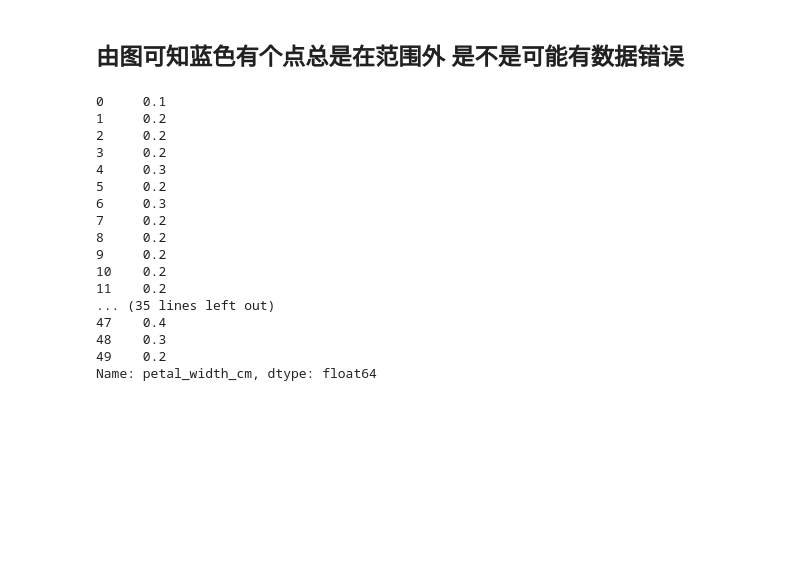
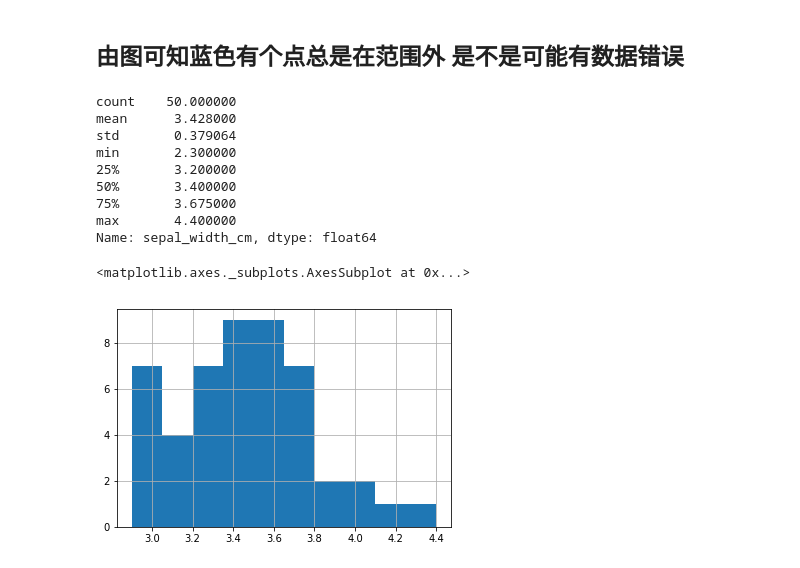
Before and after one commit to naginoa/Data-mining, a Jupyter notebook: 蝴蝶花(iris)分类案例/Iris.ipynb, the cells around one changed output. Cells and saved outputs as stored; diff of their text form; code cells hidden in the pictures; blank space fills up the shorter version.

```diff
--- a/蝴蝶花(iris)分类案例/Iris.ipynb
+++ b/蝴蝶花(iris)分类案例/Iris.ipynb
@@ -59,22 +59,23 @@ array(['setosa', 'versicolor', 'virginica'], dtype=object)
 # %% [markdown]
 ## 由图可知蓝色有个点总是在范围外 是不是可能有数据错误
 # %%
-df.loc[df['class'] == 'setosa', 'petal_width_cm']
+df.loc[df['class'] == 'setosa', 'sepal_width_cm'].describe()
 # %% [output]
-0     0.1
-1     0.2
-2     0.2
-3     0.2
-4     0.3
-5     0.2
-6     0.3
-7     0.2
-8     0.2
-9     0.2
-10    0.2
-11    0.2
-... (35 lines left out)
-47    0.4
-48    0.3
-49    0.2
-Name: petal_width_cm, dtype: float64
+count    50.000000
+mean      3.428000
+std       0.379064
+min       2.300000
+25%       3.200000
+50%       3.400000
+75%       3.675000
+max       4.400000
+Name: sepal_width_cm, dtype: float64
+# %%
+df = df.loc[(df['class'] != 'setosa') | ((df['class'] == 'setosa') & (df['sepal_width_cm'] >= 2.5))]
+#不是setosa的class的 不需要清洗      是setosa的数据需要过滤到sepal_width_cm 值为2.5以上的
+# %%
+sub_df = df.loc[(df['class'] != 'setosa') | (df['sepal_width_cm'] >= 2.5)]
+sub_df.loc[sub_df['class'] == 'setosa', 'sepal_width_cm'].hist()
+# %% [output]
+<matplotlib.axes._subplots.AxesSubplot at 0x...>
+[figure, added]
```
Also changed, not shown: parts of 3 cells of this notebook.
